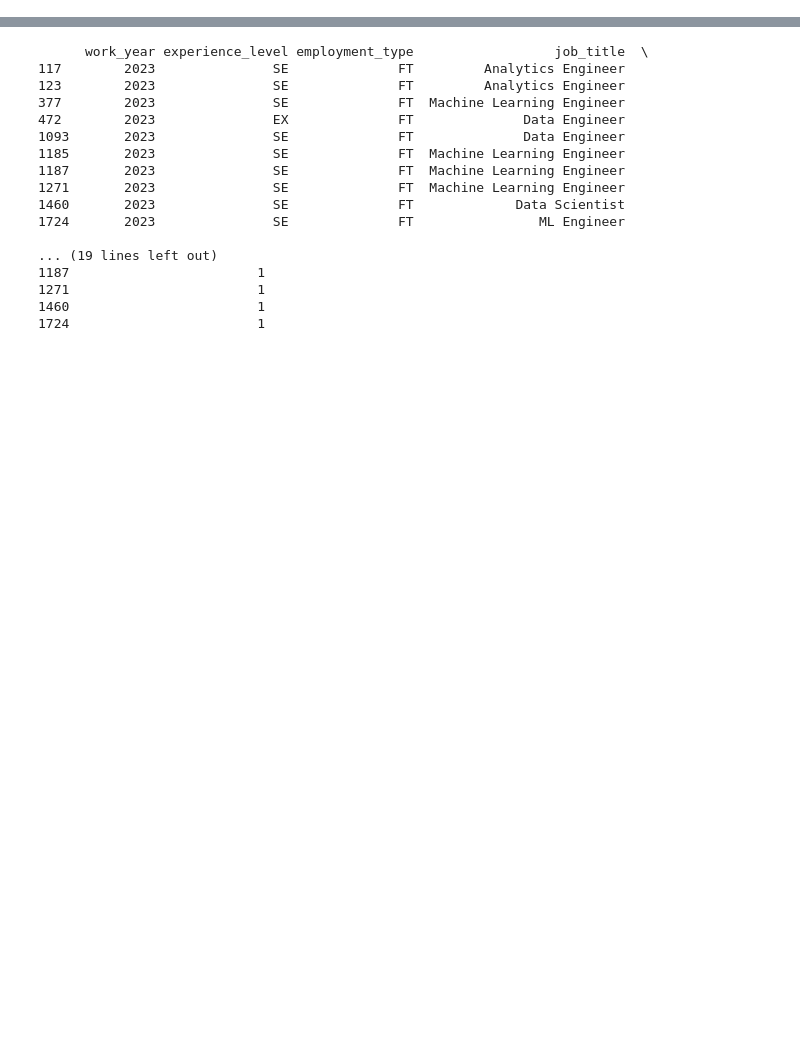
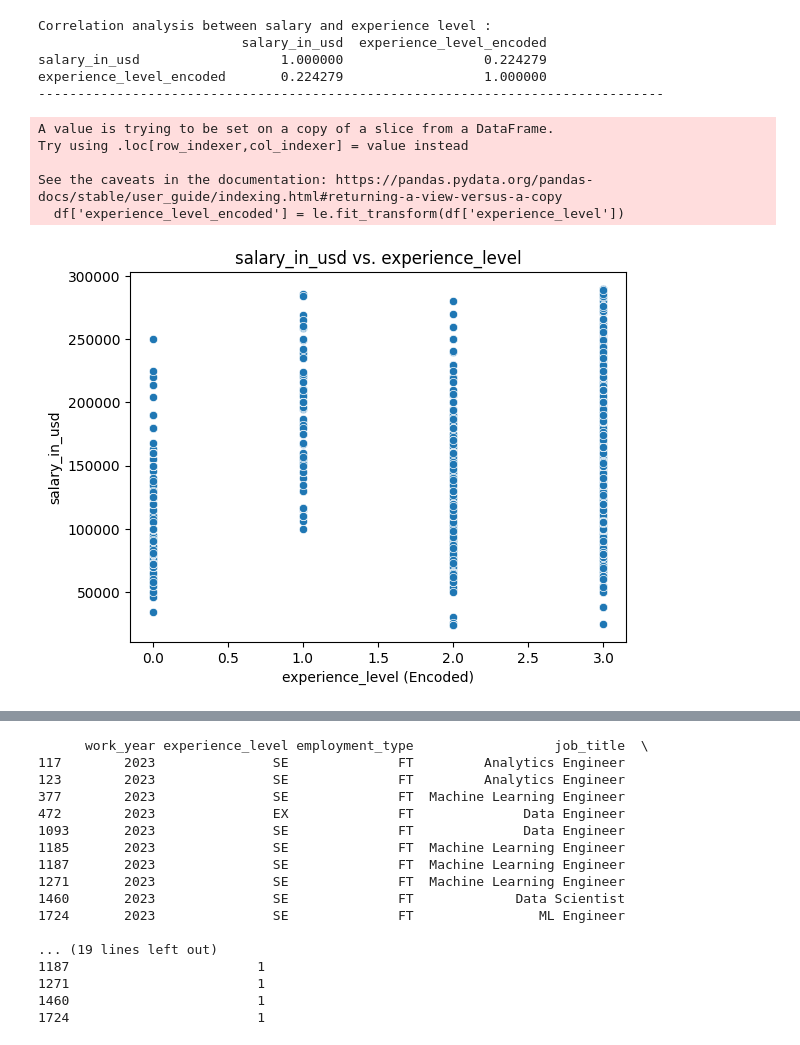
Before and after one commit to Geon0904/Geon0904, a Jupyter notebook: data-analysis/Salary_of_Data_Science.ipynb, the cells around one changed output, grey strips where cells are left out. Drawn from its saved outputs; the diff is of its cells as text; code cells hidden in the pictures; blank space fills up the shorter version.

```diff
--- a/data-analysis/Salary_of_Data_Science.ipynb
+++ b/data-analysis/Salary_of_Data_Science.ipynb
@@ -373,0 +184,39 @@ company_size       -0.044197      1.000000
+# %%
+"""
+The experience_level column currently consists of object data types, making correlation analysis difficult.
+Therefore, we will apply label encoding to convert these categorical values into numerical ones
+"""
+
+# Label Encoding
+from sklearn.preprocessing import LabelEncoder
+le = LabelEncoder()
+df['experience_level_encoded'] = le.fit_transform(df['experience_level'])
+
+"""
+MI: 0 / SE: 1 / EN: 2 / EX: 3
+"""
+
+# Correlation analysis
+df_corr = df[['salary_in_usd', 'experience_level_encoded']].corr()
+print(f'Correlation analysis between salary and experience level : \n{df_corr}')
+
+print('-'*80)
+
+# Visualize
+sns.scatterplot(x='experience_level_encoded', y='salary_in_usd', data=df)
+plt.xlabel('experience_level (Encoded)')
+plt.ylabel('salary_in_usd')
+plt.title('salary_in_usd vs. experience_level')
+plt.show()
+# %% [output]
+Correlation analysis between salary and experience level :
+                          salary_in_usd  experience_level_encoded
+salary_in_usd                  1.000000                  0.224279
+experience_level_encoded       0.224279                  1.000000
+--------------------------------------------------------------------------------
+A value is trying to be set on a copy of a slice from a DataFrame.
+Try using .loc[row_indexer,col_indexer] = value instead
+
+See the caveats in the documentation: https://pandas.pydata.org/pandas-docs/stable/user_guide/indexing.html#returning-a-view-versus-a-copy
+  df['experience_level_encoded'] = le.fit_transform(df['experience_level'])
+[figure, added]
```
Also changed, not shown: parts of 97 cells of this notebook.
